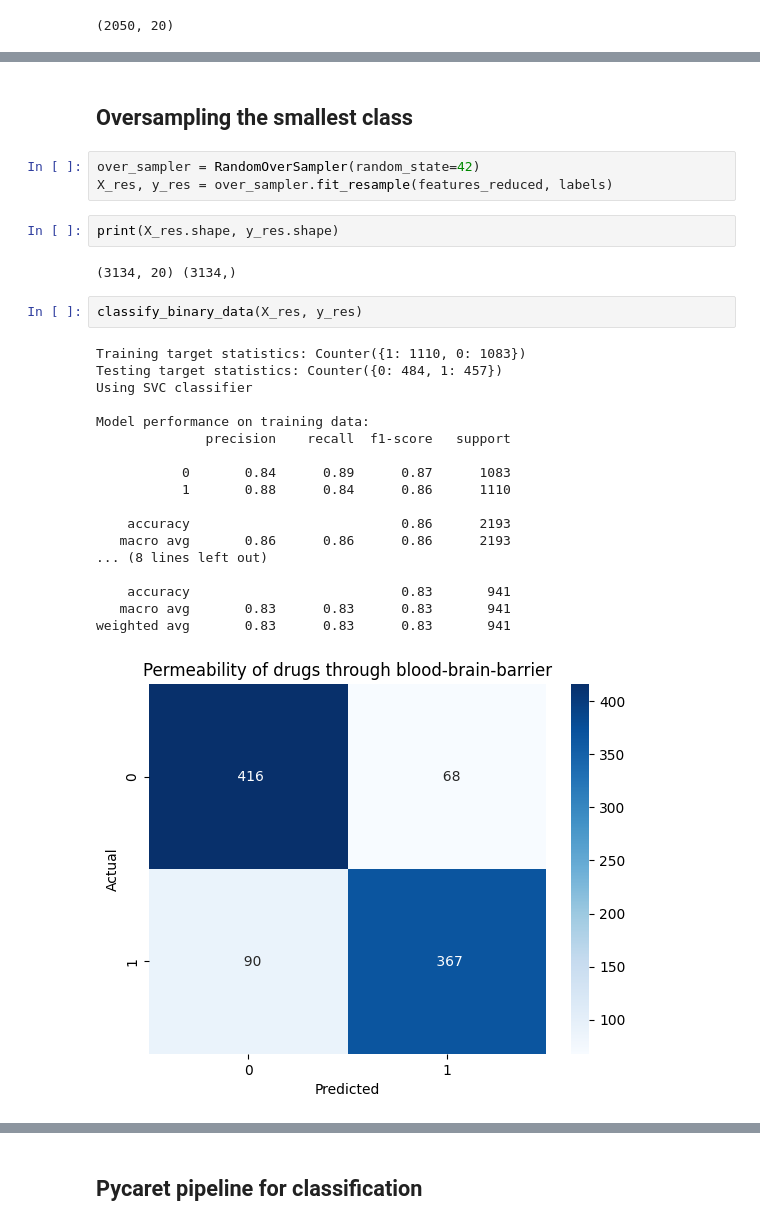
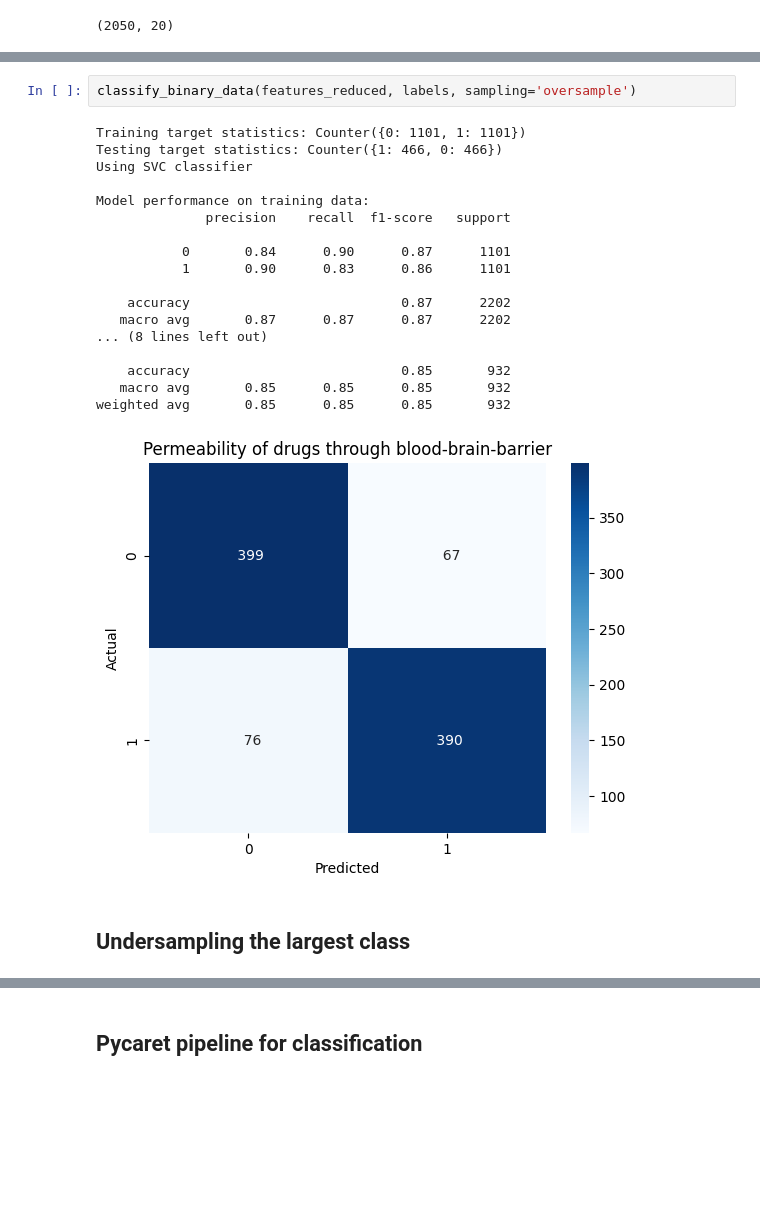
Before and after one commit to pranjaldhole/molecule-gym, a Jupyter notebook: molecule_gym/experiments/ChemBERTa_for_classification.ipynb, the cells around one changed output, grey strips where cells are left out. Saved outputs shown, nothing was run; the diff lists cells and outputs as text; blank space fills up the shorter version.

```diff
--- a/molecule_gym/experiments/ChemBERTa_for_classification.ipynb
+++ b/molecule_gym/experiments/ChemBERTa_for_classification.ipynb
@@ -184,30 +187,23 @@ weighted avg       0.77      0.76      0.75       290
+# %%
+classify_binary_data(features_reduced, labels, sampling='oversample')
+# %% [output]
+Training target statistics: Counter({0: 1101, 1: 1101})
+Testing target statistics: Counter({1: 466, 0: 466})
+Using SVC classifier
+
+Model performance on training data:
+              precision    recall  f1-score   support
+
+           0       0.84      0.90      0.87      1101
+           1       0.90      0.83      0.86      1101
+
+    accuracy                           0.87      2202
+   macro avg       0.87      0.87      0.87      2202
+... (8 lines left out)
+
+    accuracy                           0.85       932
+   macro avg       0.85      0.85      0.85       932
+weighted avg       0.85      0.85      0.85       932
+[figure, added]
 # %% [markdown]
-## Oversampling the smallest class
+## Undersampling the largest class
-# %%
-over_sampler = RandomOverSampler(random_state=42)
-X_res, y_res = over_sampler.fit_resample(features_reduced, labels)
-# %%
-print(X_res.shape, y_res.shape)
-# %% [output]
-(3134, 20) (3134,)
-# %%
-classify_binary_data(X_res, y_res)
-# %% [output]
-Training target statistics: Counter({1: 1110, 0: 1083})
-Testing target statistics: Counter({0: 484, 1: 457})
-Using SVC classifier
-
-Model performance on training data:
-              precision    recall  f1-score   support
-
-           0       0.84      0.89      0.87      1083
-           1       0.88      0.84      0.86      1110
-
-    accuracy                           0.86      2193
-   macro avg       0.86      0.86      0.86      2193
-... (8 lines left out)
-
-    accuracy                           0.83       941
-   macro avg       0.83      0.83      0.83       941
-weighted avg       0.83      0.83      0.83       941
-[figure, removed]
```
Also changed, not shown: parts of 14 cells of this notebook, 1 other file.
